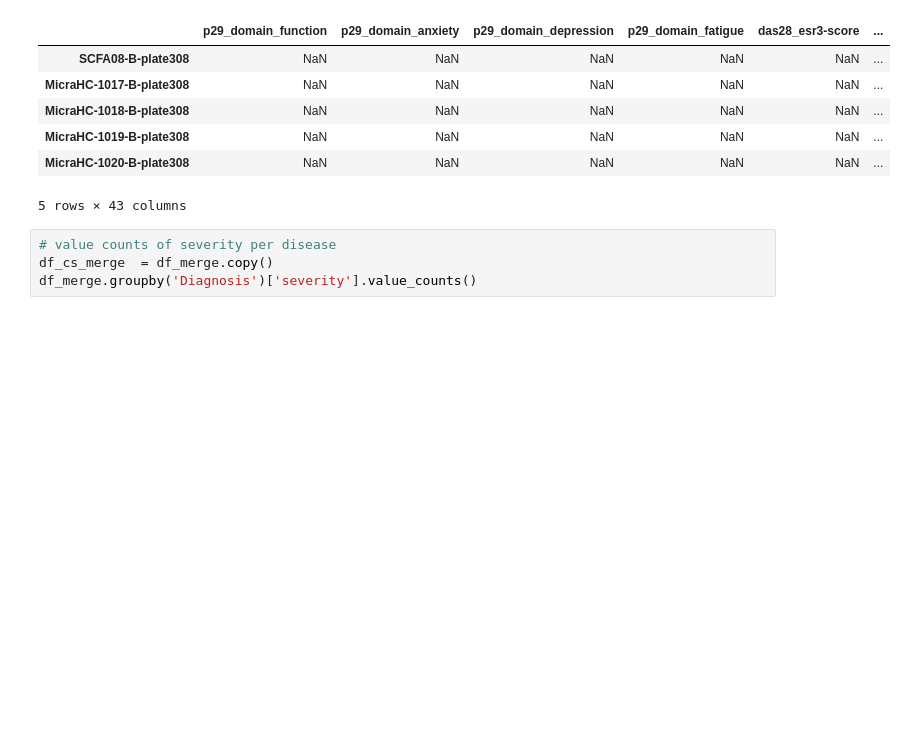
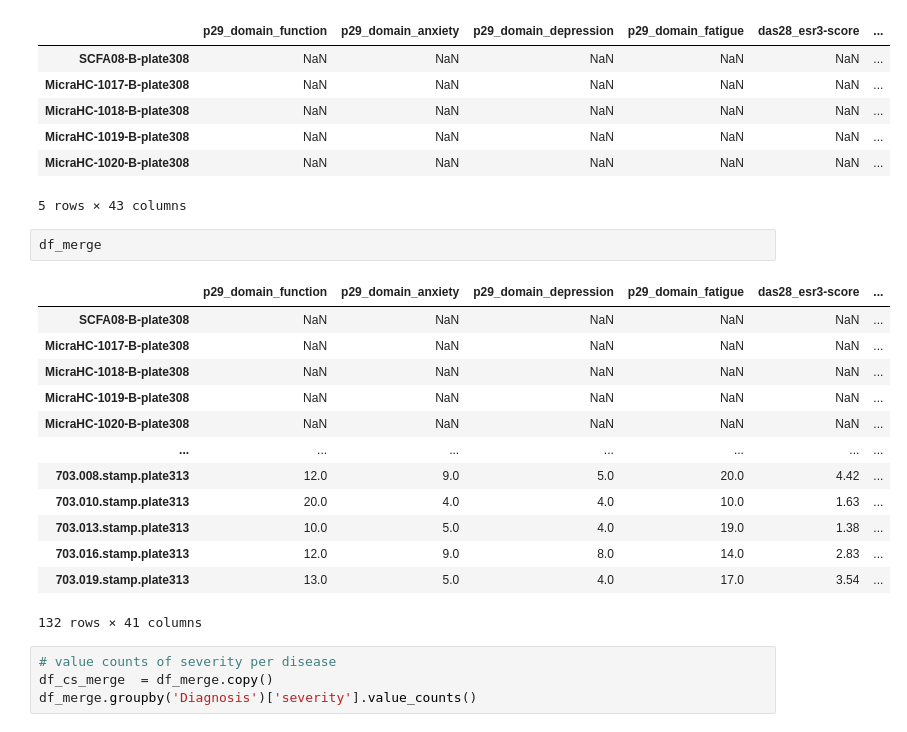
Before and after one commit to kbpi314/ampaim, a Jupyter notebook: code/AMPAIM_v10.ipynb, the cells around one changed output. Saved outputs shown, nothing was run; the diff lists cells and outputs as text; blank space fills up the shorter version.

```diff
--- a/code/AMPAIM_v10.ipynb
+++ b/code/AMPAIM_v10.ipynb
@@ -2765,6 +2765,22 @@ Prevotella_copri
 | MicraHC-1019-B-plate308 | NaN | NaN | NaN | NaN | NaN | ... |
 | MicraHC-1020-B-plate308 | NaN | NaN | NaN | NaN | NaN | ... |
 5 rows × 43 columns
+# %%
+df_merge
+# %% [output]
+|  | p29_domain_function | p29_domain_anxiety | p29_domain_depression | p29_domain_fatigue | das28_esr3-score | ... |
+| SCFA08-B-plate308 | NaN | NaN | NaN | NaN | NaN | ... |
+| MicraHC-1017-B-plate308 | NaN | NaN | NaN | NaN | NaN | ... |
+| MicraHC-1018-B-plate308 | NaN | NaN | NaN | NaN | NaN | ... |
+| MicraHC-1019-B-plate308 | NaN | NaN | NaN | NaN | NaN | ... |
+| MicraHC-1020-B-plate308 | NaN | NaN | NaN | NaN | NaN | ... |
+| ... | ... | ... | ... | ... | ... | ... |
+| 703.008.stamp.plate313 | 12.0 | 9.0 | 5.0 | 20.0 | 4.42 | ... |
+| 703.010.stamp.plate313 | 20.0 | 4.0 | 4.0 | 10.0 | 1.63 | ... |
+| 703.013.stamp.plate313 | 10.0 | 5.0 | 4.0 | 19.0 | 1.38 | ... |
+| 703.016.stamp.plate313 | 12.0 | 9.0 | 8.0 | 14.0 | 2.83 | ... |
+| 703.019.stamp.plate313 | 13.0 | 5.0 | 4.0 | 17.0 | 3.54 | ... |
+132 rows × 41 columns
 # %%
 # value counts of severity per disease
 df_cs_merge  = df_merge.copy()
```
Also changed, not shown: parts of 1 cell of this notebook, 2 other files.
